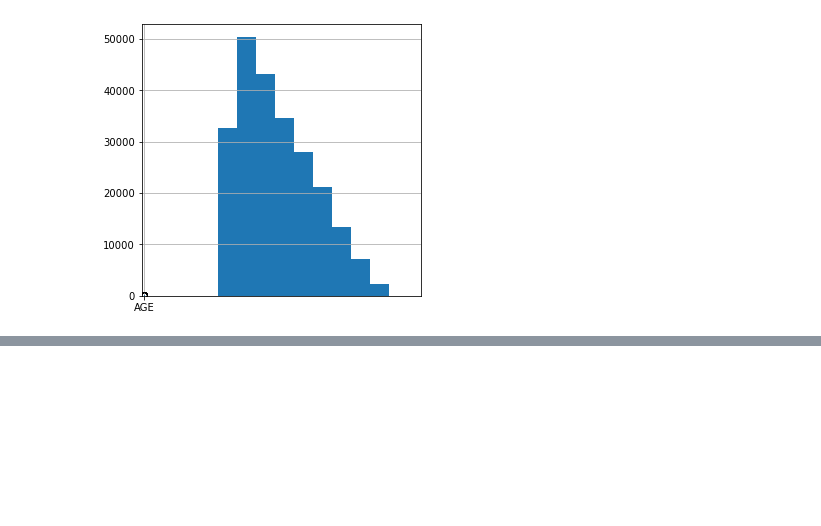
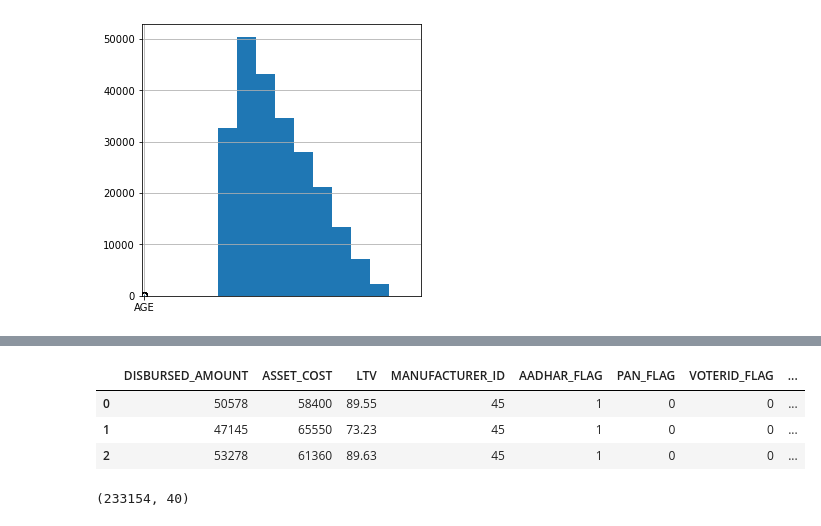
Before and after one commit to Praneethtkonda/Vehicle-loan-default-prediction, a Jupyter notebook: IDS.ipynb, the cells around one changed output, grey strips where cells are left out. Saved outputs shown, nothing was run; the diff lists cells and outputs as text; code cells hidden in the pictures; blank space fills up the shorter version.

```diff
--- a/IDS.ipynb
+++ b/IDS.ipynb
@@ -326,0 +335,30 @@ train_data
+# %%
+# One-hot encoding for column PERFORM_CNS_SCORE_DESCRIPTION
+# Train data
+one_hot = pd.get_dummies(train_data['PERFORM_CNS_SCORE_DESCRIPTION'])
+train_data = train_data.drop('PERFORM_CNS_SCORE_DESCRIPTION', axis = 1)
+train_data = train_data.join(one_hot)
+
+# Test data
+one_hot_test = pd.get_dummies(test_data['PERFORM_CNS_SCORE_DESCRIPTION'])
+test_data = test_data.drop('PERFORM_CNS_SCORE_DESCRIPTION', axis = 1)
+test_data = test_data.join(one_hot_test)
+# %%
+one_hot_employment = pd.get_dummies(train_data['EMPLOYMENT_TYPE'])
+train_data = train_data.drop('EMPLOYMENT_TYPE', axis=1)
+train_data = train_data.join(one_hot_employment)
+
+one_hot_employment_test = pd.get_dummies(test_data['EMPLOYMENT_TYPE'])
+test_data = test_data.drop('EMPLOYMENT_TYPE', axis=1)
+test_data = test_data.join(one_hot_employment_test)
+# %%
+train_data.head(3)
+# %% [output]
+|  | DISBURSED_AMOUNT | ASSET_COST | LTV | MANUFACTURER_ID | AADHAR_FLAG | PAN_FLAG | VOTERID_FLAG | ... |
+| 0 | 50578 | 58400 | 89.55 | 45 | 1 | 0 | 0 | ... |
+| 1 | 47145 | 65550 | 73.23 | 45 | 1 | 0 | 0 | ... |
+| 2 | 53278 | 61360 | 89.63 | 45 | 1 | 0 | 0 | ... |
+# %%
+train_data.shape
+# %% [output]
+(233154, 40)
```
Also changed, not shown: parts of 22 cells of this notebook, 6 other files.
